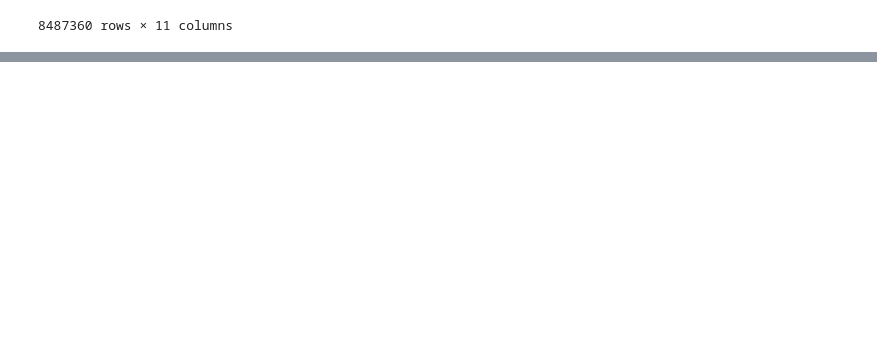
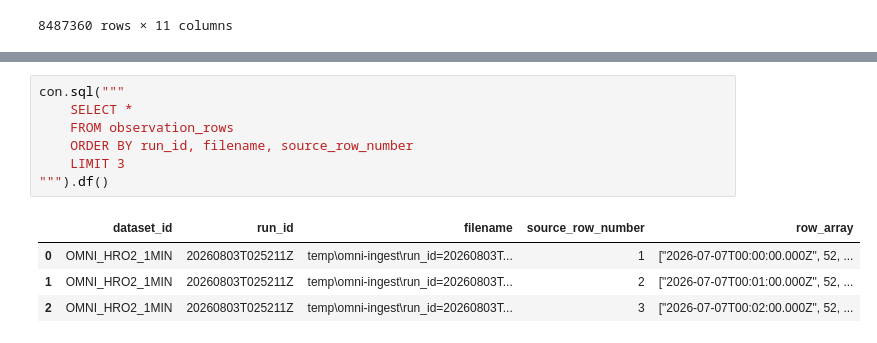
Before and after one commit to keithzyyy/space-weather-project, a Jupyter notebook: notebooks/07_omni_preproc_exploration.ipynb, the cells around one changed output, grey strips where cells are left out. Drawn from its saved outputs; the diff is of its cells as text; blank space fills up the shorter version.

```diff
--- a/notebooks/07_omni_preproc_exploration.ipynb
+++ b/notebooks/07_omni_preproc_exploration.ipynb
@@ -418,0 +656,12 @@ long_observations
+# %%
+con.sql("""
+    SELECT *
+    FROM observation_rows
+    ORDER BY run_id, filename, source_row_number
+    LIMIT 3
+""").df()
+# %% [output]
+|  | dataset_id | run_id | filename | source_row_number | row_array |
+| 0 | OMNI_HRO2_1MIN | 20260803T025211Z | temp\omni-ingest\run_id=20260803T... | 1 | ["2026-07-07T00:00:00.000Z", 52, ... |
+| 1 | OMNI_HRO2_1MIN | 20260803T025211Z | temp\omni-ingest\run_id=20260803T... | 2 | ["2026-07-07T00:01:00.000Z", 52, ... |
+| 2 | OMNI_HRO2_1MIN | 20260803T025211Z | temp\omni-ingest\run_id=20260803T... | 3 | ["2026-07-07T00:02:00.000Z", 52, ... |
```
Also changed, not shown: parts of 12 cells of this notebook, 2 other files.
